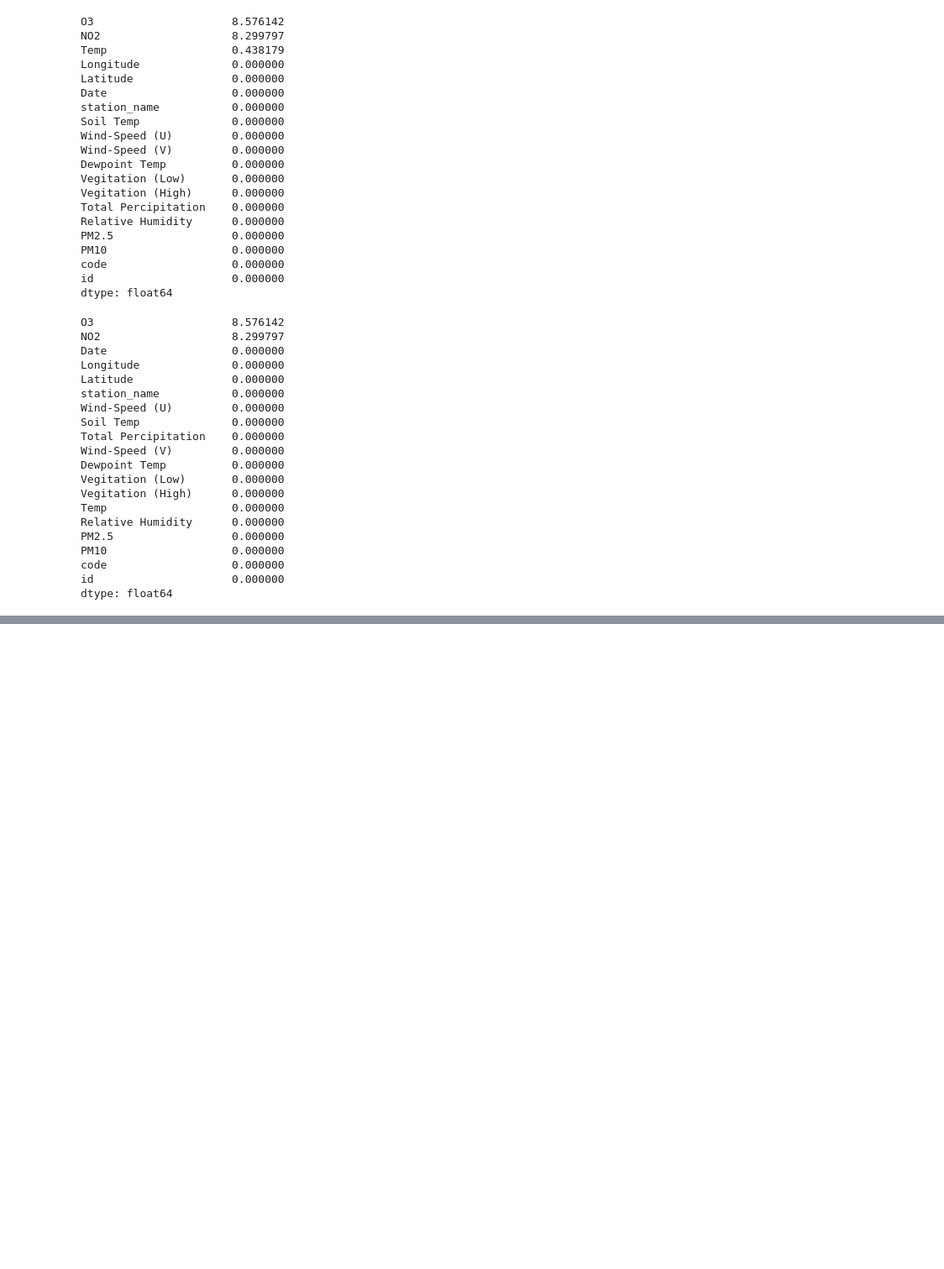
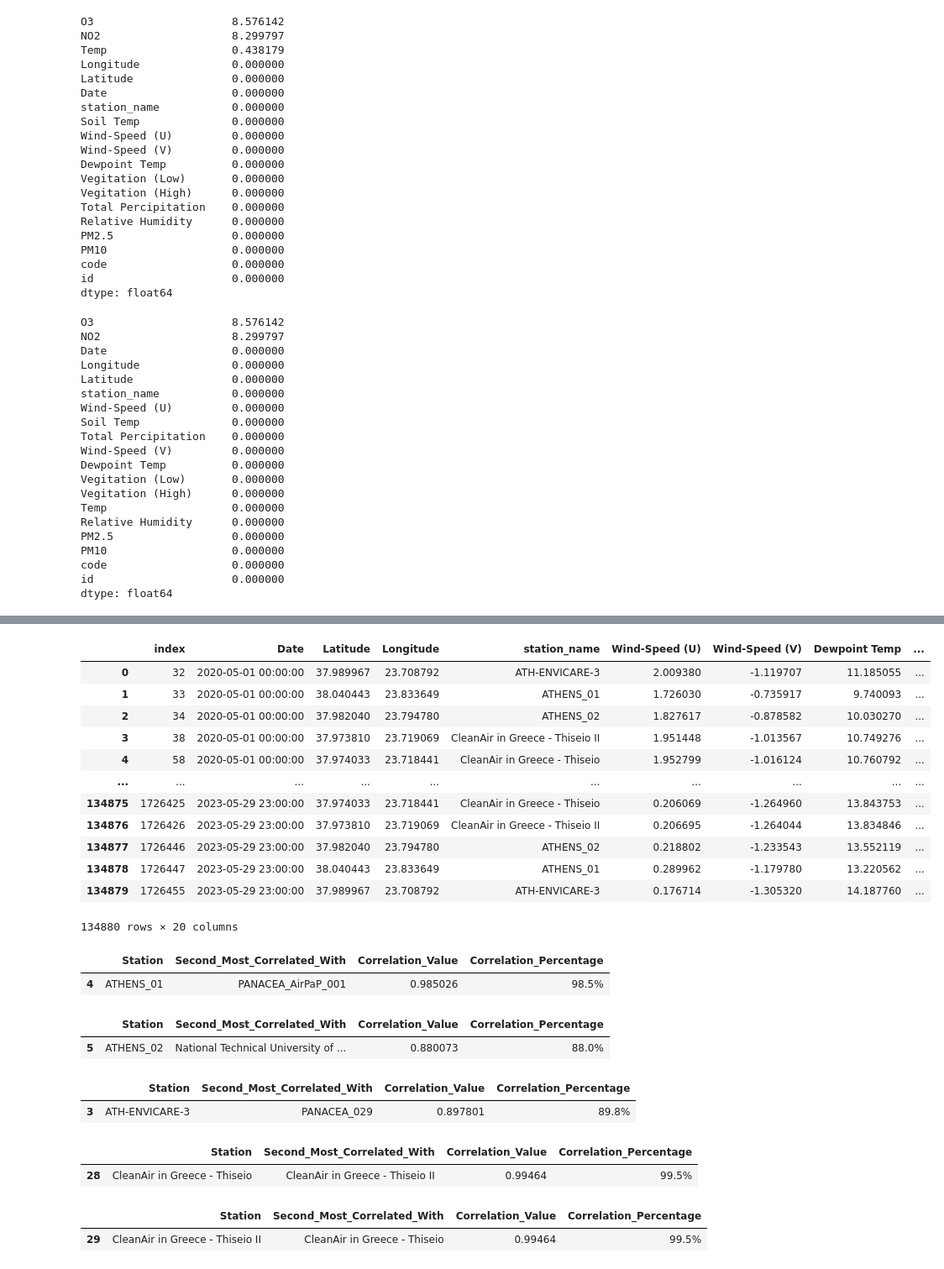
Before and after one commit to erzamerovci/PVDH-AirQualityDataAnalysisAndVisualization, a Jupyter notebook: air_quality_analysis.ipynb, the cells around one changed output, grey strips where cells are left out. Shown at 84% size. Drawn from its saved outputs; the diff is of its cells as text; code cells hidden in the pictures; blank space fills up the shorter version.

Commit message:
Correlation analysis

```diff
--- a/air_quality_analysis.ipynb
+++ b/air_quality_analysis.ipynb
@@ -293,0 +398,41 @@ df_pivot
+# %%
+df_athens[df_athens.isnull().any(axis=1)].reset_index()
+# %% [output]
+|  | index | Date | Latitude | Longitude | station_name | Wind-Speed (U) | Wind-Speed (V) | Dewpoint Temp | ... |
+| 0 | 32 | 2020-05-01 00:00:00 | 37.989967 | 23.708792 | ATH-ENVICARE-3 | 2.009380 | -1.119707 | 11.185055 | ... |
+| 1 | 33 | 2020-05-01 00:00:00 | 38.040443 | 23.833649 | ATHENS_01 | 1.726030 | -0.735917 | 9.740093 | ... |
+| 2 | 34 | 2020-05-01 00:00:00 | 37.982040 | 23.794780 | ATHENS_02 | 1.827617 | -0.878582 | 10.030270 | ... |
+| 3 | 38 | 2020-05-01 00:00:00 | 37.973810 | 23.719069 | CleanAir in Greece - Thiseio II | 1.951448 | -1.013567 | 10.749276 | ... |
+| 4 | 58 | 2020-05-01 00:00:00 | 37.974033 | 23.718441 | CleanAir in Greece - Thiseio | 1.952799 | -1.016124 | 10.760792 | ... |
+| ... | ... | ... | ... | ... | ... | ... | ... | ... | ... |
+| 134875 | 1726425 | 2023-05-29 23:00:00 | 37.974033 | 23.718441 | CleanAir in Greece - Thiseio | 0.206069 | -1.264960 | 13.843753 | ... |
+| 134876 | 1726426 | 2023-05-29 23:00:00 | 37.973810 | 23.719069 | CleanAir in Greece - Thiseio II | 0.206695 | -1.264044 | 13.834846 | ... |
+| 134877 | 1726446 | 2023-05-29 23:00:00 | 37.982040 | 23.794780 | ATHENS_02 | 0.218802 | -1.233543 | 13.552119 | ... |
+| 134878 | 1726447 | 2023-05-29 23:00:00 | 38.040443 | 23.833649 | ATHENS_01 | 0.289962 | -1.179780 | 13.220562 | ... |
+| 134879 | 1726455 | 2023-05-29 23:00:00 | 37.989967 | 23.708792 | ATH-ENVICARE-3 | 0.176714 | -1.305320 | 14.187760 | ... |
+134880 rows × 20 columns
+# %%
+results_df[results_df["Station"] == "ATHENS_01"]
+# %% [output]
+|  | Station | Second_Most_Correlated_With | Correlation_Value | Correlation_Percentage |
+| 4 | ATHENS_01 | PANACEA_AirPaP_001 | 0.985026 | 98.5% |
+# %%
+results_df[results_df["Station"] == "ATHENS_02"]
+# %% [output]
+|  | Station | Second_Most_Correlated_With | Correlation_Value | Correlation_Percentage |
+| 5 | ATHENS_02 | National Technical University of ... | 0.880073 | 88.0% |
+# %%
+results_df[results_df["Station"] == "ATH-ENVICARE-3"]
+# %% [output]
+|  | Station | Second_Most_Correlated_With | Correlation_Value | Correlation_Percentage |
+| 3 | ATH-ENVICARE-3 | PANACEA_029 | 0.897801 | 89.8% |
+# %%
+results_df[results_df["Station"] == "CleanAir in Greece - Thiseio"]
+# %% [output]
+|  | Station | Second_Most_Correlated_With | Correlation_Value | Correlation_Percentage |
+| 28 | CleanAir in Greece - Thiseio | CleanAir in Greece - Thiseio II | 0.99464 | 99.5% |
+# %%
+results_df[results_df["Station"] == "CleanAir in Greece - Thiseio II"]
+# %% [output]
+|  | Station | Second_Most_Correlated_With | Correlation_Value | Correlation_Percentage |
+| 29 | CleanAir in Greece - Thiseio II | CleanAir in Greece - Thiseio | 0.99464 | 99.5% |
```
Also changed, not shown: parts of 6 cells of this notebook.
